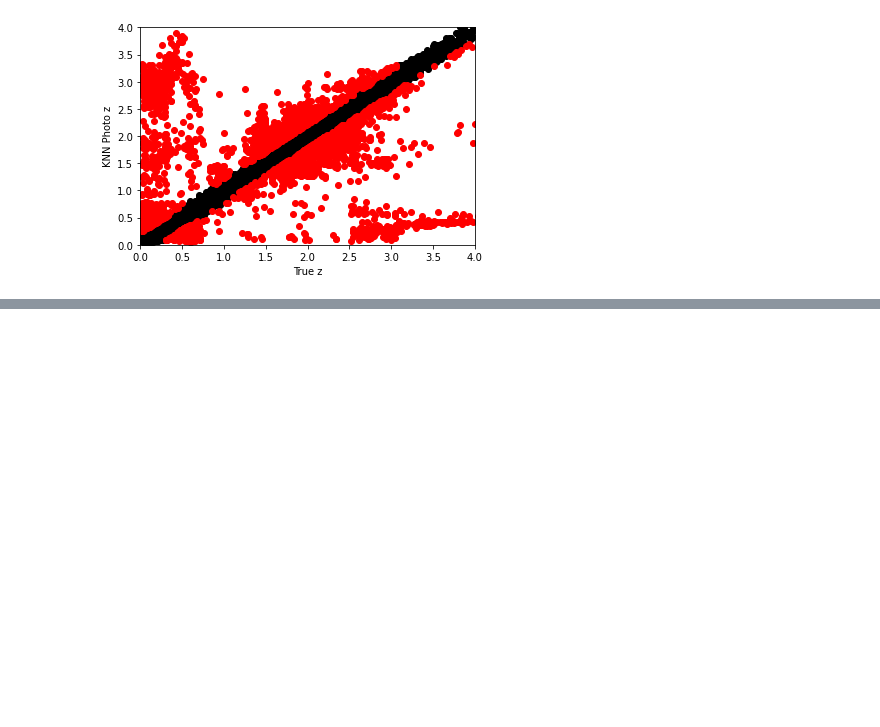
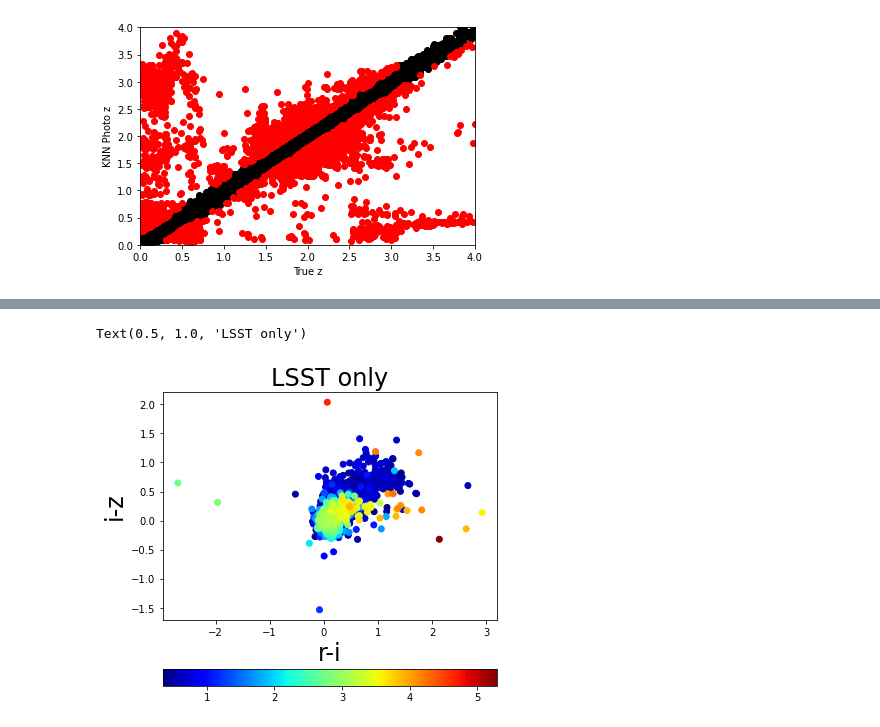
Before and after one commit to aimalz/CASTORpz, a Jupyter notebook: Photo-z_exploration.ipynb, the cells around one changed output, grey strips where cells are left out. Drawn from its saved outputs; the diff is of its cells as text; code cells hidden in the pictures; blank space fills up the shorter version.

```diff
--- a/Photo-z_exploration.ipynb
+++ b/Photo-z_exploration.ipynb
@@ -168,0 +200,13 @@ print(sig, b, a_b)
+# %%
+fig = plt.figure(figsize=(6,6))
+ax = plt.subplot(111)
+
+sc = plt.scatter(rminusi[-5821:],iminusz[-5821:], c=data_array_sorted[-5821:, 0], cmap=plt.cm.jet)
+cbar = fig.colorbar(sc, orientation='horizontal')
+
+plt.xlabel('r-i', fontsize = 24)
+plt.ylabel('i-z', fontsize = 24)
+plt.title('LSST only', fontsize = 24)
+# %% [output]
+Text(0.5, 1.0, 'LSST only')
+[figure, added]
```
Also changed, not shown: parts of 42 cells of this notebook.
